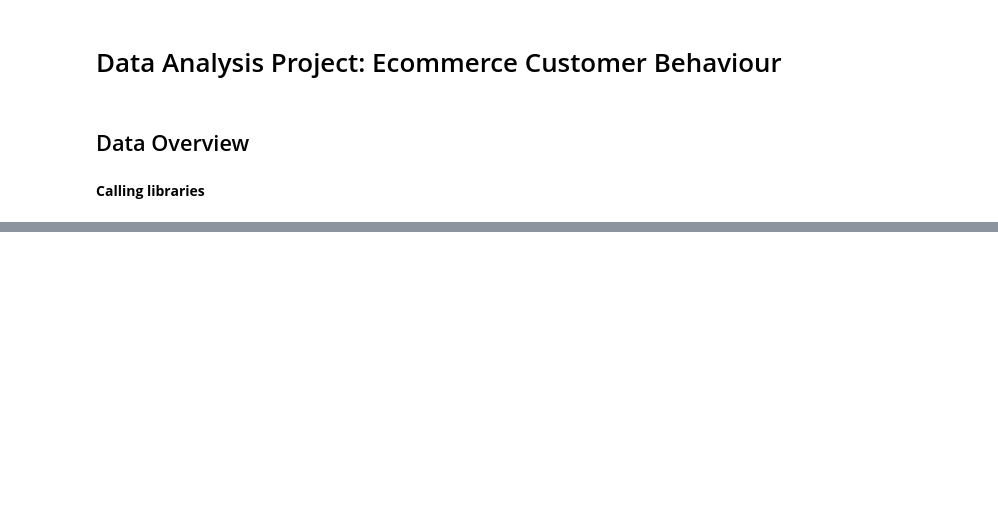
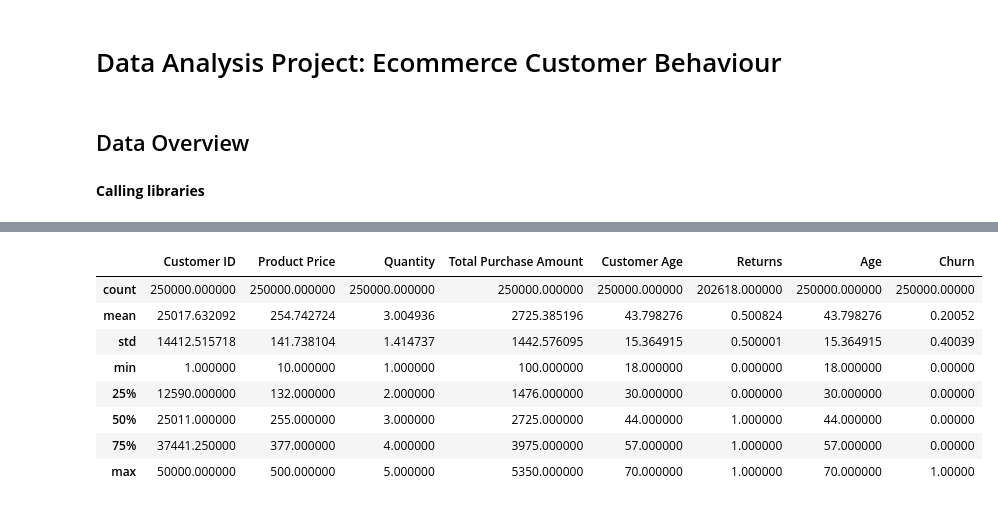
Before and after one commit to AgentMajin/Data-Analysis-Project, a Jupyter notebook: Analysis-Notebook.ipynb, the cells around one changed output, grey strips where cells are left out. Saved outputs shown, nothing was run; the diff lists cells and outputs as text; code cells hidden in the pictures; blank space fills up the shorter version.

```diff
--- a/Analysis-Notebook.ipynb
+++ b/Analysis-Notebook.ipynb
@@ -19,0 +49,12 @@ Downloading e-commerce-customer-for-behavior-analysis.zip to d:\P.Truong\Downloa
+# %%
+df.describe()
+# %% [output]
+|  | Customer ID | Product Price | Quantity | Total Purchase Amount | Customer Age | Returns | Age | Churn |
+| count | 250000.000000 | 250000.000000 | 250000.000000 | 250000.000000 | 250000.000000 | 202618.000000 | 250000.000000 | 250000.00000 |
+| mean | 25017.632092 | 254.742724 | 3.004936 | 2725.385196 | 43.798276 | 0.500824 | 43.798276 | 0.20052 |
+| std | 14412.515718 | 141.738104 | 1.414737 | 1442.576095 | 15.364915 | 0.500001 | 15.364915 | 0.40039 |
+| min | 1.000000 | 10.000000 | 1.000000 | 100.000000 | 18.000000 | 0.000000 | 18.000000 | 0.00000 |
+| 25% | 12590.000000 | 132.000000 | 2.000000 | 1476.000000 | 30.000000 | 0.000000 | 30.000000 | 0.00000 |
+| 50% | 25011.000000 | 255.000000 | 3.000000 | 2725.000000 | 44.000000 | 1.000000 | 44.000000 | 0.00000 |
+| 75% | 37441.250000 | 377.000000 | 4.000000 | 3975.000000 | 57.000000 | 1.000000 | 57.000000 | 0.00000 |
+| max | 50000.000000 | 500.000000 | 5.000000 | 5350.000000 | 70.000000 | 1.000000 | 70.000000 | 1.00000 |
```
Also changed, not shown: parts of 26 cells of this notebook.
